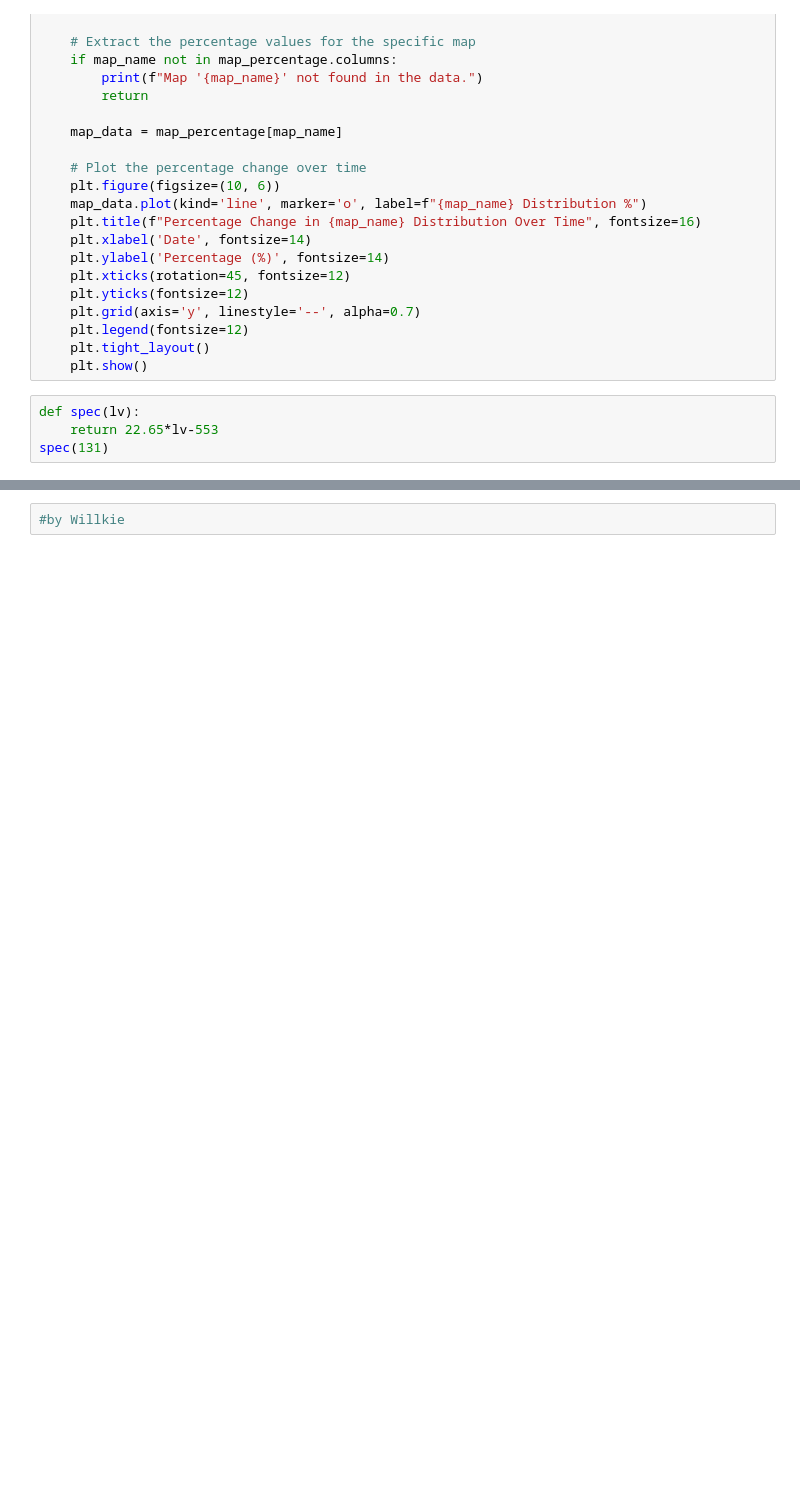
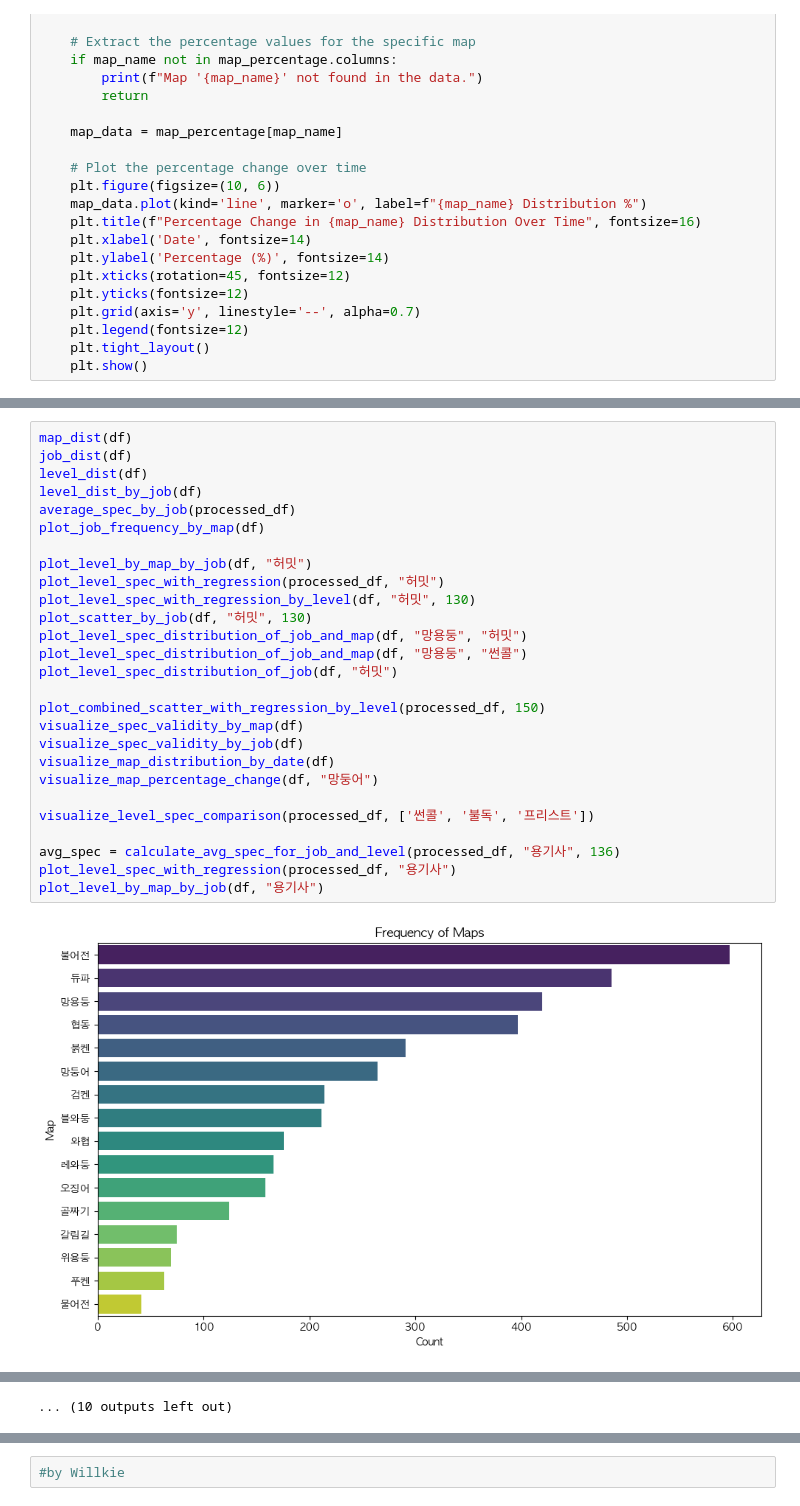
Before and after one commit to jongwonIee/mapleland, a Jupyter notebook: party/main.ipynb, the cells around one changed output, grey strips where cells are left out. Saved outputs shown, nothing was run; the diff lists cells and outputs as text; blank space fills up the shorter version.

```diff
--- a/party/main.ipynb
+++ b/party/main.ipynb
@@ -736,7 +792,3 @@ def visualize_map_percentage_change(df, map_name):
     plt.legend(fontsize=12)
     plt.tight_layout()
     plt.show()
-# %%
-def spec(lv):
-    return 22.65*lv-553
-spec(131)
@@ -744,0 +998,29 @@ spec(131)
+# %%
+map_dist(df)
+job_dist(df)
+level_dist(df)
+level_dist_by_job(df)
+average_spec_by_job(processed_df)
+plot_job_frequency_by_map(df)
+
+plot_level_by_map_by_job(df, "허밋")
+plot_level_spec_with_regression(processed_df, "허밋")
+plot_level_spec_with_regression_by_level(df, "허밋", 130)
+plot_scatter_by_job(df, "허밋", 130)
+plot_level_spec_distribution_of_job_and_map(df, "망용둥", "허밋")
+plot_level_spec_distribution_of_job_and_map(df, "망용둥", "썬콜")
+plot_level_spec_distribution_of_job(df, "허밋")
+
+plot_combined_scatter_with_regression_by_level(processed_df, 150)
+visualize_spec_validity_by_map(df)
+visualize_spec_validity_by_job(df)
+visualize_map_distribution_by_date(df)
+visualize_map_percentage_change(df, "망둥어")
+
+visualize_level_spec_comparison(processed_df, ['썬콜', '불독', '프리스트'])
+
+avg_spec = calculate_avg_spec_for_job_and_level(processed_df, "용기사", 136)
+plot_level_spec_with_regression(processed_df, "용기사")
+plot_level_by_map_by_job(df, "용기사")
+# %% [output]
+[figure, added]
@@ -744,0 +1038 @@ spec(131)
+... (10 outputs left out)
```
Also changed, not shown: parts of 26 cells of this notebook, 59 other files.
